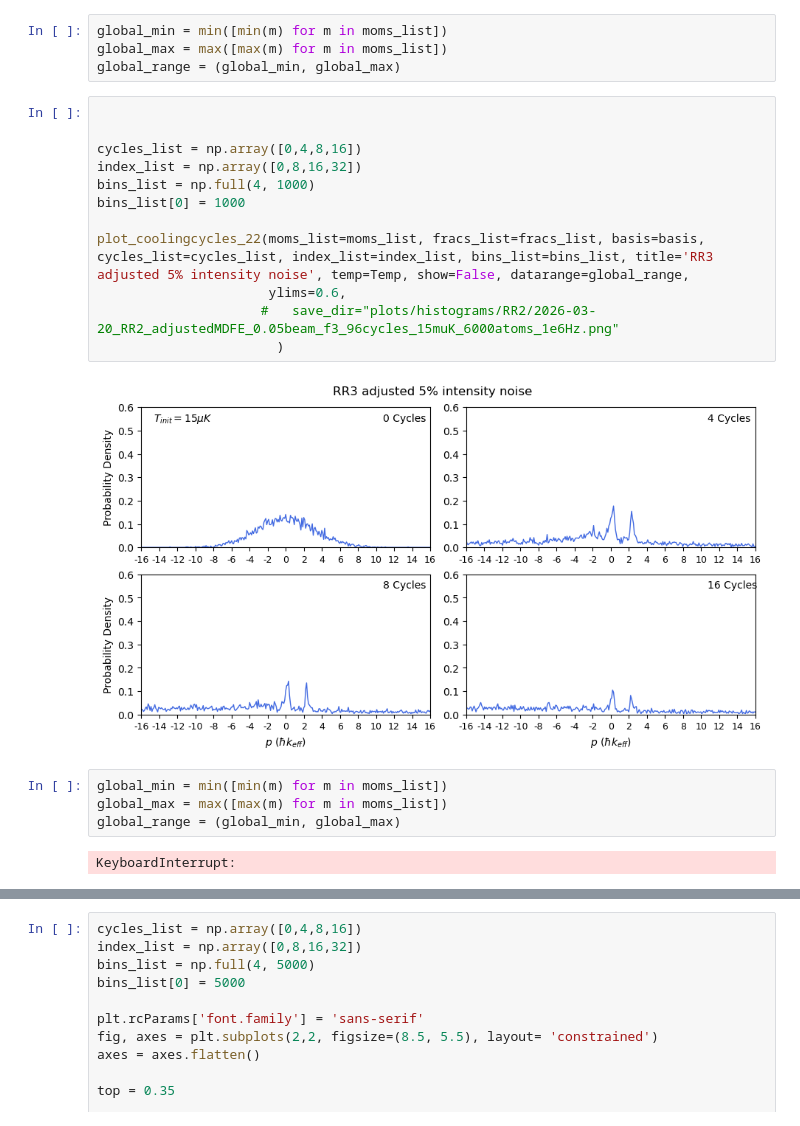
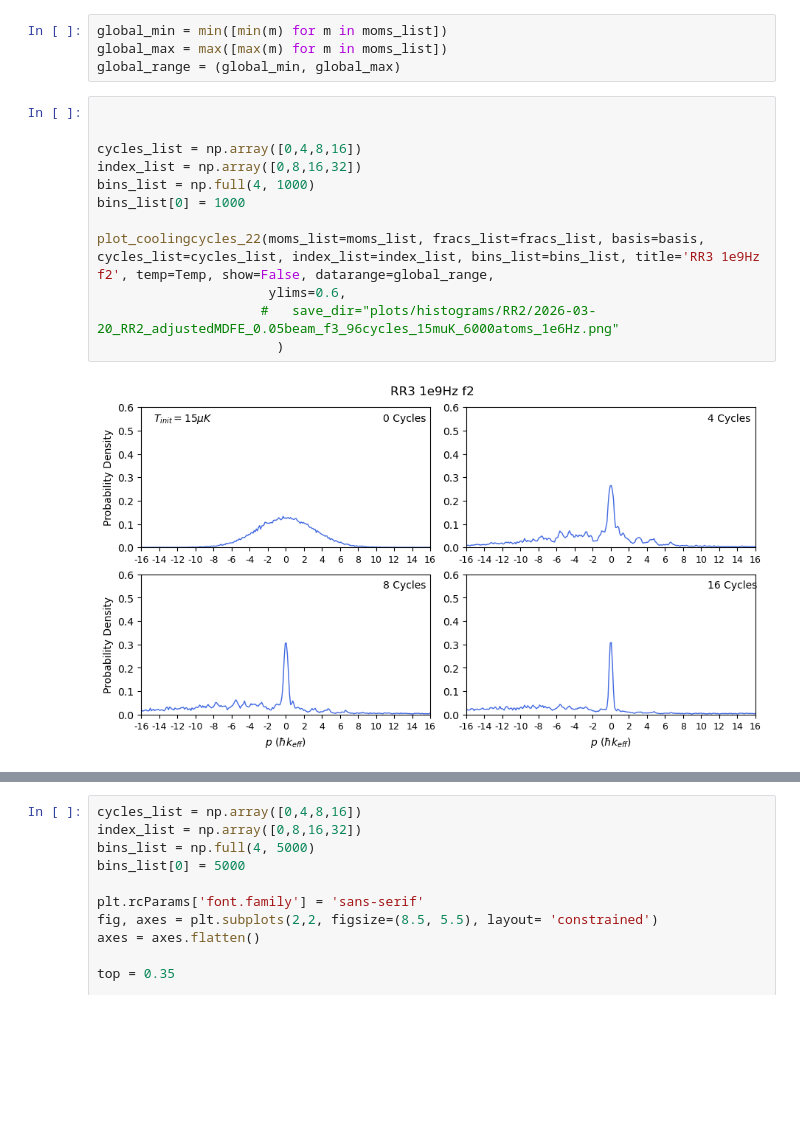
Before and after one commit to tr2g20/simulations, a Jupyter notebook: alg_cooling_2.ipynb, the cells around one changed output, grey strips where cells are left out. Cells and saved outputs as stored; diff of their text form; blank space fills up the shorter version.

```diff
--- a/alg_cooling_2.ipynb
+++ b/alg_cooling_2.ipynb
@@ -110,23 +79,17 @@ global_range = (global_min, global_max)
 # %%
 
 
 cycles_list = np.array([0,4,8,16])
 index_list = np.array([0,8,16,32])
 bins_list = np.full(4, 1000)
 bins_list[0] = 1000
 
-plot_coolingcycles_22(moms_list=moms_list, fracs_list=fracs_list, basis=basis, cycles_list=cycles_list, index_list=index_list, bins_list=bins_list, title='RR3 adjusted 5% intensity noise', temp=Temp, show=False, datarange=global_range,
+plot_coolingcycles_22(moms_list=moms_list, fracs_list=fracs_list, basis=basis, cycles_list=cycles_list, index_list=index_list, bins_list=bins_list, title='RR3 1e9Hz f2', temp=Temp, show=False, datarange=global_range,
                       ylims=0.6,
                      #   save_dir="plots/histograms/RR2/2026-03-20_RR2_adjustedMDFE_0.05beam_f3_96cycles_15muK_6000atoms_1e6Hz.png"
                        )
 # %% [output]
-[figure, old version]
+[figure, new version]
-# %%
-global_min = min([min(m) for m in moms_list])
-global_max = max([max(m) for m in moms_list])
-global_range = (global_min, global_max)
-# %% [output]
-KeyboardInterrupt:
 # %%
 print(global_range)
 # %% [output]
```
Also changed, not shown: parts of 5 cells of this notebook.
